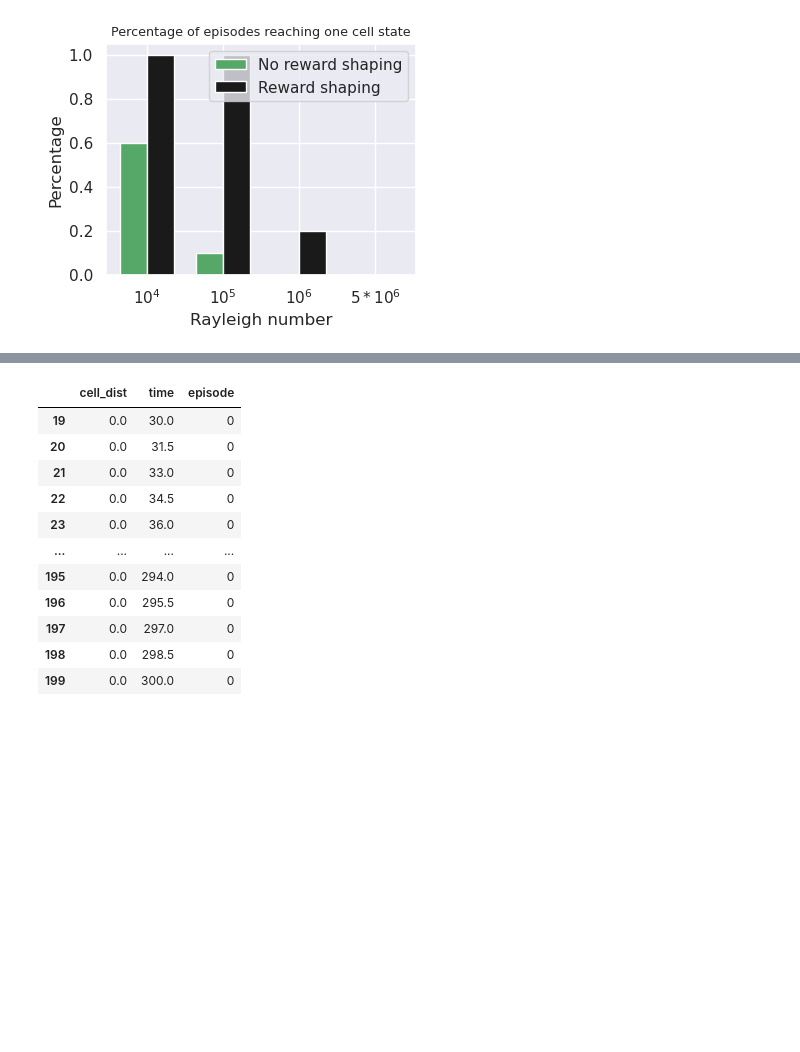
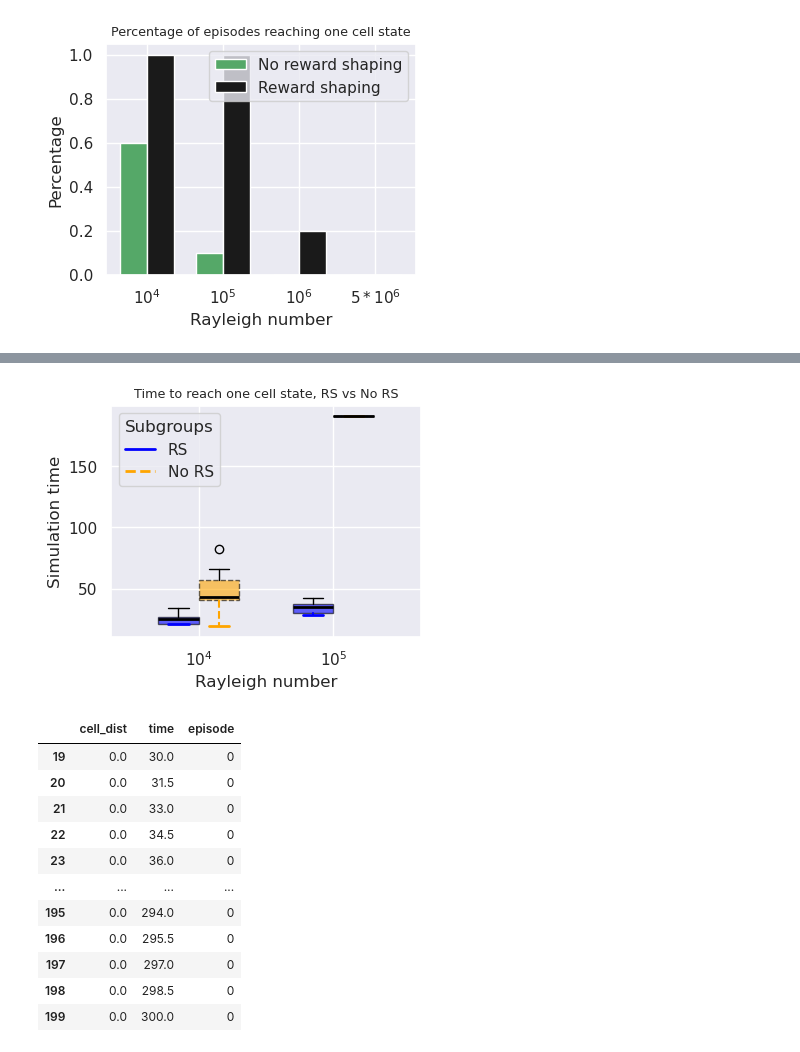
Before and after one commit to SAIL-project/RayleighBenard-Dataset, a Jupyter notebook: notebooks/results rewardshaping.ipynb, the cells around one changed output, grey strips where cells are left out. Saved outputs shown, nothing was run; the diff lists cells and outputs as text; code cells hidden in the pictures; blank space fills up the shorter version.

```diff
--- a/notebooks/results rewardshaping.ipynb
+++ b/notebooks/results rewardshaping.ipynb
@@ -259,3 +281,79 @@ plt.show()
+# %%
+import numpy as np
+import matplotlib.pyplot as plt
+
+# Sample data (replace with actual values)
+data = [
+    [times_to_reach_one_cell_rs["PPO_rs25_ra10000_cell_dist.csv"],
+     times_to_reach_one_cell_nors["PPO_rs0_ra10000_cell_dist.csv"]],  # Ra = 10^4
+
+    [times_to_reach_one_cell_rs["PPO_rs50_ra100000_cell_dist.csv"],
+     times_to_reach_one_cell_nors["PPO_rs0_ra100000_cell_dist.csv"]]  # Ra = 10^5
+]
+
+categories = [r'$10^4$', r'$10^5$']  # Rayleigh numbers
+group_labels = ['RS', 'No RS']  # Updated legend labels
+
+# Define colors and styles
+colors = ['blue', 'orange']
+linestyles = ['solid', 'dashed']
+
+# Create figure
+fig, ax = plt.subplots(figsize=(4, 3))
+
+# Set positions for grouping
+num_groups = len(categories)
+num_subgroups = len(data[0])
+positions = np.arange(num_groups)  # Base positions
+width = 0.3  # Width of each box
+
+# Flatten the data and positions
+all_data = [d for group in data for d in group]
+all_positions = [p + (i - (num_subgroups - 1)/2) * width for p in positions for i in range(num_subgroups)]
+
+# Create boxplot with different styles
+boxplots = ax.boxplot(
+    all_data,
+    positions=all_positions,
+    widths=width,
+    patch_artist=True  # Enables color filling
+)
+
+# Apply colors and styles
+for i, (box, cap, whisker, median) in enumerate(zip(
+    boxplots['boxes'],
+    boxplots['caps'][::2],  # Only start cap lines
+    boxplots['whiskers'][::2],  # Only start whiskers
+    boxplots['medians']
+)):
+    group_index = i % num_subgroups  # 0 or 1
+    color = colors[group_index]
+
+    box.set(facecolor=color, alpha=0.6, edgecolor='black', linestyle=linestyles[group_index])
+    cap.set(color=color, linewidth=2)
+    whisker.set(color=color, linewidth=1.5, linestyle=linestyles[group_index])
+    median.set(color='black', linewidth=2)
+
+# Adjust x-axis
+ax.set_xticks(positions)
+ax.set_xticklabels(categories)
+ax.set_xlabel("Rayleigh number")
+ax.set_ylabel("Simulation time")
+ax.set_title("Time to reach one cell state, RS vs No RS", fontsize=9.2)
+
+# Create legend manually
+handles = [
+    plt.Line2D([0], [0], color=colors[i], linestyle=linestyles[i], linewidth=2, label=group_labels[i])
+    for i in range(num_subgroups)
+]
+ax.legend(handles=handles, title="Subgroups")
+
+plt.savefig("paperfigures/time_eps_onecell.svg", format="svg", bbox_inches="tight")
+
+# Show plot
+plt.show()
+# %% [output]
+[figure, added]
 # %%
 episode_df[episode_df.cell_dist == 0]
 # %% [output]
```
Also changed, not shown: parts of 3 cells of this notebook, 1 other file.
